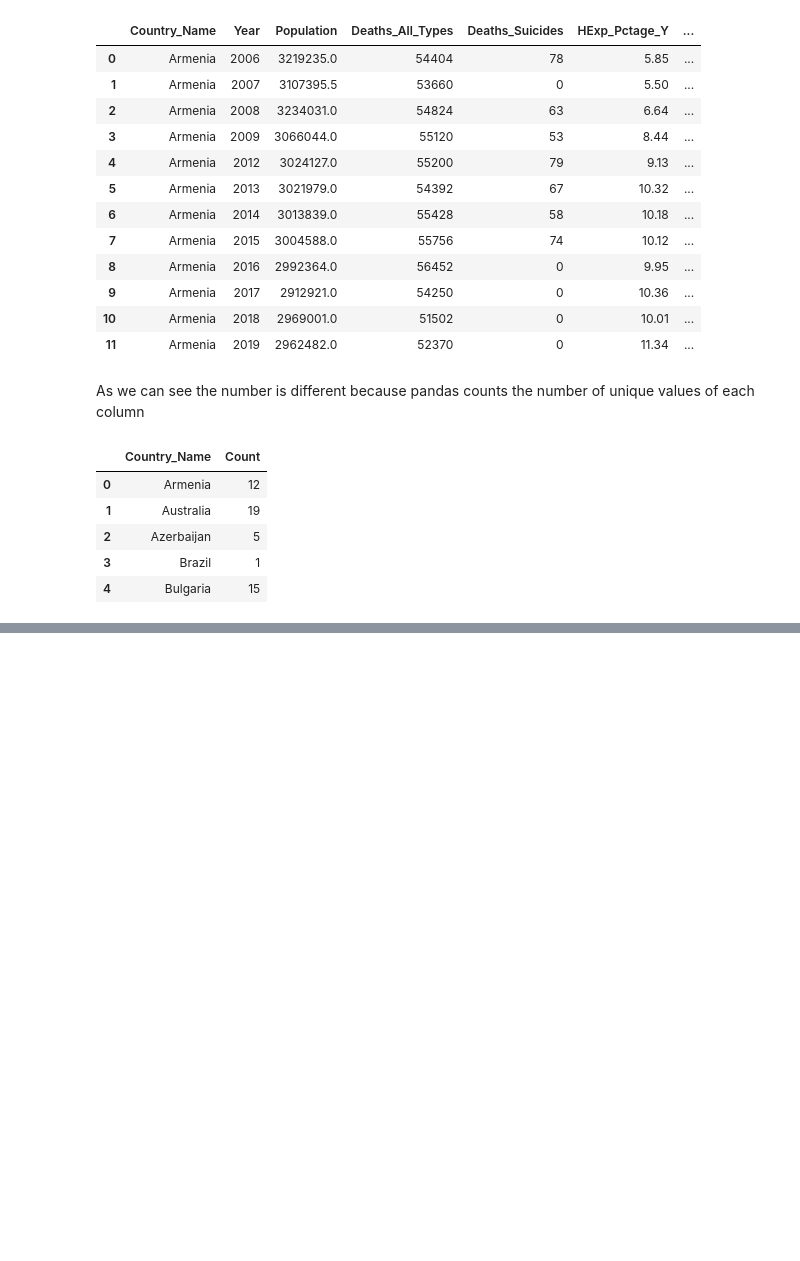
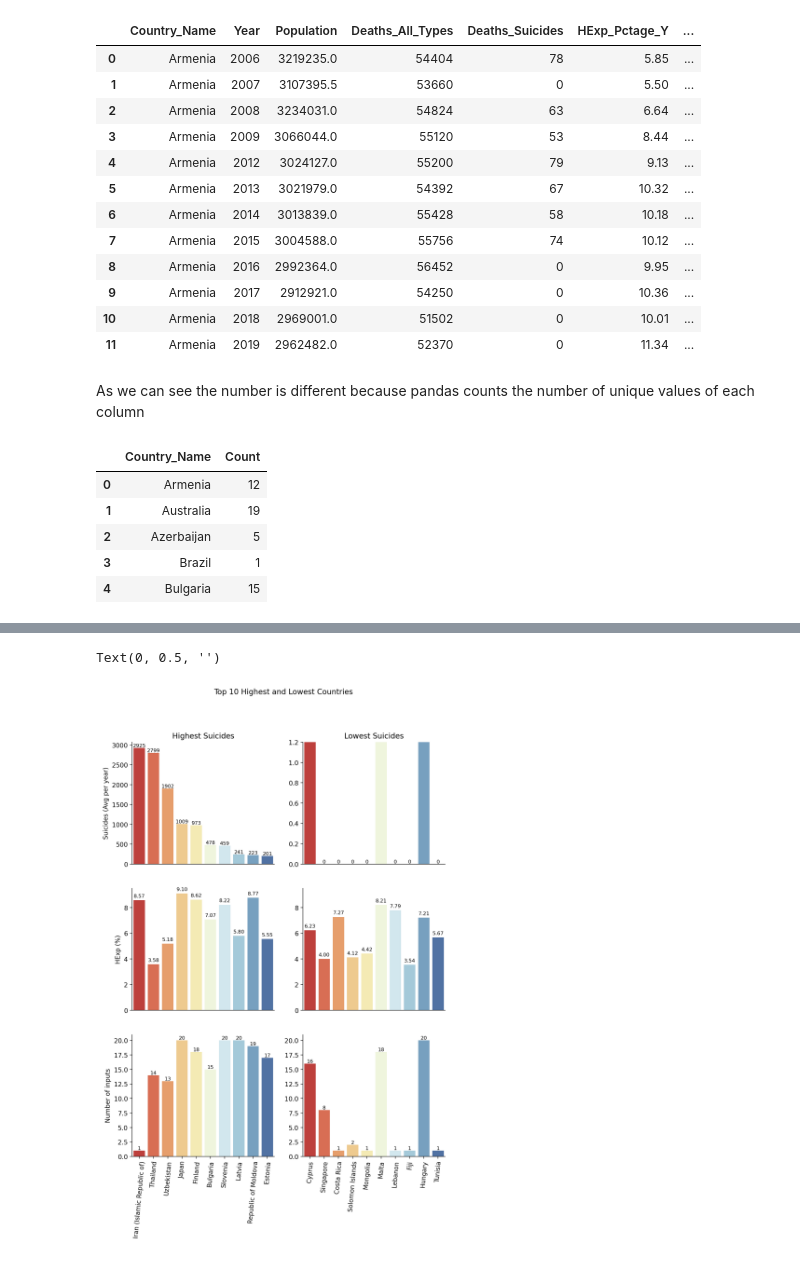
Before and after one commit to erickbezerra/VScode, a Jupyter notebook: Projects/DBexploring/WHO_MHE/WHO_MHExp_and_Deaths.ipynb, the cells around one changed output, grey strips where cells are left out. Saved outputs shown, nothing was run; the diff lists cells and outputs as text; code cells hidden in the pictures; blank space fills up the shorter version.

```diff
--- a/Projects/DBexploring/WHO_MHE/WHO_MHExp_and_Deaths.ipynb
+++ b/Projects/DBexploring/WHO_MHE/WHO_MHExp_and_Deaths.ipynb
@@ -268,0 +346,65 @@ plt.ylabel('Number of inputs');
+# %%
+# data_selected_top = Compare_Deaths.loc[Compare_Deaths['Deaths_Suicides_(%)'] >= 0.04]
+data_selected_top10 = Compare_Deaths.sort_values("Deaths_Suicides_Average", ascending=False)[0:10]
+data_selected_bottom10 = Compare_Deaths.sort_values("Deaths_Suicides_Average", ascending=False)[-11:-1]
+
+fig, axes = plt.subplots(3, 2, figsize=[9,12]) # sharex=True) sharex and sharey are used to share one or both axes between the charts
+fig.suptitle('Top 10 Highest and Lowest Countries') # Main Title
+
+sns.barplot(data=data_selected_top10, x="Country_Name", y="Deaths_Suicides_Average", errorbar=None, palette=("RdYlBu"), ax=axes[0,0])
+axes[0,0].set_title('Highest Suicides')
+axes[0,0].spines['right'].set_visible(False)
+axes[0,0].spines['top'].set_visible(False)
+axes[0,0].tick_params(axis='x', colors="w")
+axes[0,0].bar_label(axes[0,0].containers[0], size=8) #, fmt='%.2f%%', padding=3)
+axes[0,0].set_xlabel('')
+axes[0,0].set_ylabel('Suicides (Avg per year)')
+
+sns.barplot(data=data_selected_top10, x="Country_Name", y="HExp_Pctage_Y", errorbar=None, palette=("RdYlBu"), ax=axes[1,0])
+axes[1,0].spines['right'].set_visible(False)
+axes[1,0].spines['top'].set_visible(False)
+axes[1,0].tick_params(axis='x', colors='w')
+axes[1,0].set(ylim=(0, 9.5))
+axes[1,0].bar_label(axes[1,0].containers[0], size=8, fmt='%.2f', padding=3)
+axes[1,0].set_xlabel('')
+axes[1,0].set_ylabel('HExp (%)')
+# ylabels = ['{:,.1f}'.format(y) for y in axes[1,0].get_yticks()] # Format axis tick labels
+# axes[1,0].set_yticklabels(ylabels)
+
+sns.barplot(data=data_selected_top10, x='Country_Name', y='Count', errorbar=None, palette=("RdYlBu"), ax=axes[2,0])
+axes[2,0].tick_params(axis='x', rotation=85)
+axes[2,0].bar_label(axes[2,0].containers[0], size=8)
+axes[2,0].spines['right'].set_visible(False)
+axes[2,0].spines['top'].set_visible(False)
+axes[2,0].set_xlabel('')
+axes[2,0].set_ylabel('Number of inputs')
+
+sns.barplot(data=data_selected_bottom10, x="Country_Name", y="Deaths_Suicides", errorbar=None, palette=("RdYlBu"), ax=axes[0,1])
+axes[0,1].set_title('Lowest Suicides')
+axes[0,1].spines['right'].set_visible(False)
+axes[0,1].spines['top'].set_visible(False)
+axes[0,1].tick_params(axis='x', colors="w")
+axes[0,1].set(ylim=(0, 1.2))
+axes[0,1].bar_label(axes[0,1].containers[0], size=8) #, fmt='%.2f%%', padding=3)
+axes[0,1].set_xlabel('')
+axes[0,1].set_ylabel('')
+
+sns.barplot(data=data_selected_bottom10, x="Country_Name", y="HExp_Pctage_Y", errorbar=None, palette=("RdYlBu"), ax=axes[1,1])
+axes[1,1].spines['right'].set_visible(False)
+axes[1,1].spines['top'].set_visible(False)
+axes[1,1].tick_params(axis='x', colors='w')
+axes[1,1].set(ylim=(0.0, 9.5))
+axes[1,1].bar_label(axes[1,1].containers[0], size=8, fmt='%.2f', padding=3)
+axes[1,1].set_xlabel('')
+axes[1,1].set_ylabel('')
+
+sns.barplot(data=data_selected_bottom10, x='Country_Name', y='Count', errorbar=None, palette=("RdYlBu"), ax=axes[2,1])
+axes[2,1].tick_params(axis='x', rotation=85)
+axes[2,1].bar_label(axes[2,1].containers[0], size=8)
+axes[2,1].spines['right'].set_visible(False)
+axes[2,1].spines['top'].set_visible(False)
+axes[2,1].set_xlabel('')
+axes[2,1].set_ylabel('')
+# %% [output]
+Text(0, 0.5, '')
+[figure, added]
```
Also changed, not shown: parts of 7 cells of this notebook.
